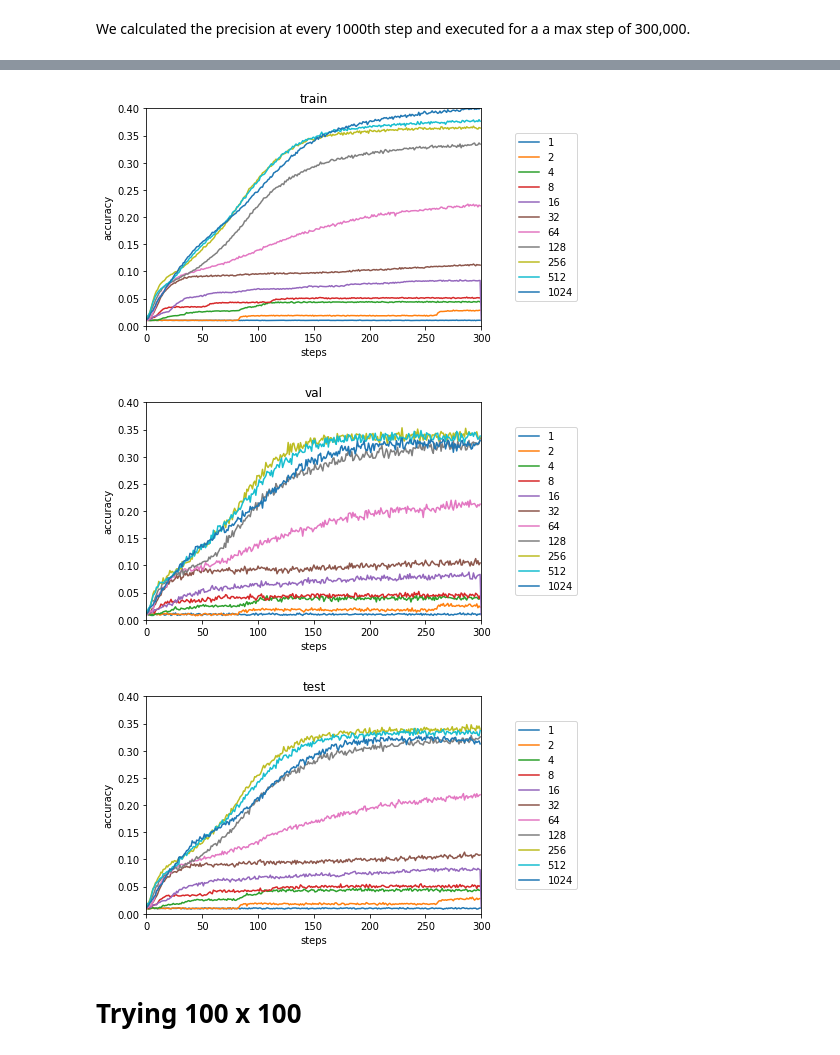
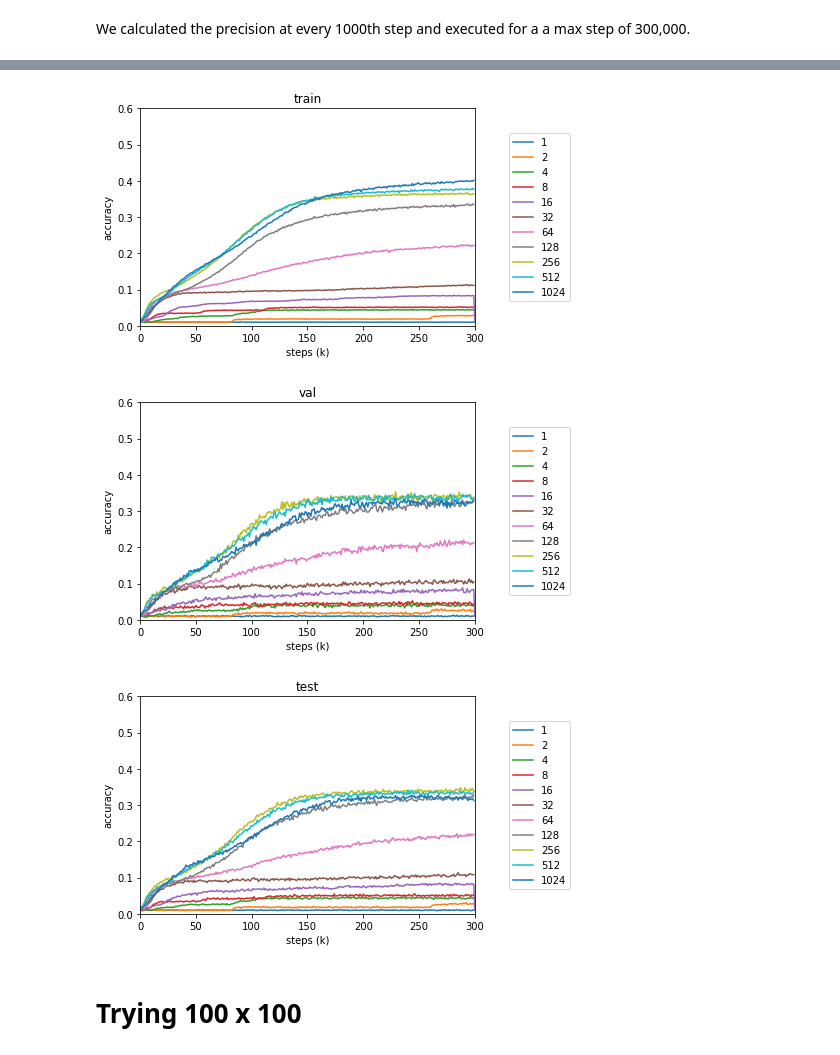
Before and after one commit to gfanti/bitcoin-deanonymization, a Jupyter notebook: vis-tests.ipynb, the cells around one changed output, grey strips where cells are left out. Saved outputs shown, nothing was run; the diff lists cells and outputs as text; code cells hidden in the pictures.

```diff
--- a/vis-tests.ipynb
+++ b/vis-tests.ipynb
@@ -33,8 +33,8 @@ for i, arr in enumerate(h1):
         plt.plot((h1[i])[:,j])
         plt.title(titles[j])
         plt.xlim(0,300)
-        plt.ylim(0,.4)
-        plt.xlabel('steps')
+        plt.ylim(0,.6)
+        plt.xlabel('steps (k)')
         plt.ylabel('accuracy')
     plt.suptitle(2**i)
     plt.show()
@@ -53,32 +53,32 @@ for i, arr in enumerate(h1):
 # %%
 def plot_group(ds, j, lbl):
     '''
     ds - dataset for plotting
     j - (0) train, (1) val, (2), test
     lbl - label for datasets
     '''
     plt.figure()
     titles = ['train', 'val', 'test']
     for i, arr in enumerate(ds):
         plt.plot((ds[i])[:,j], label=lbl[i])
         plt.xlim(0,300)
-        plt.ylim(0,.4)
-        plt.xlabel('steps')
+        plt.ylim(0,.6)
+        plt.xlabel('steps (k)')
         plt.ylabel('accuracy')
 
     plt.title(titles[j])
     plt.legend(bbox_to_anchor=[1.3, 0.5], loc='center right')
 
     plt.show()
 
 lbl = [2**x for x in range(11)]
 plot_group(h1, 0, lbl)
 plot_group(h1 ,1, lbl)
 plot_group(h1, 2, lbl)
 # %% [output]
-[figure, old version]
+[figure, new version]
-[figure, old version]
+[figure, new version]
-[figure, old version]
+[figure, new version]
 # %% [markdown]
 # Trying 100 x 100
 # %%
```
Also changed, not shown: parts of 10 cells of this notebook, 2 other files.
